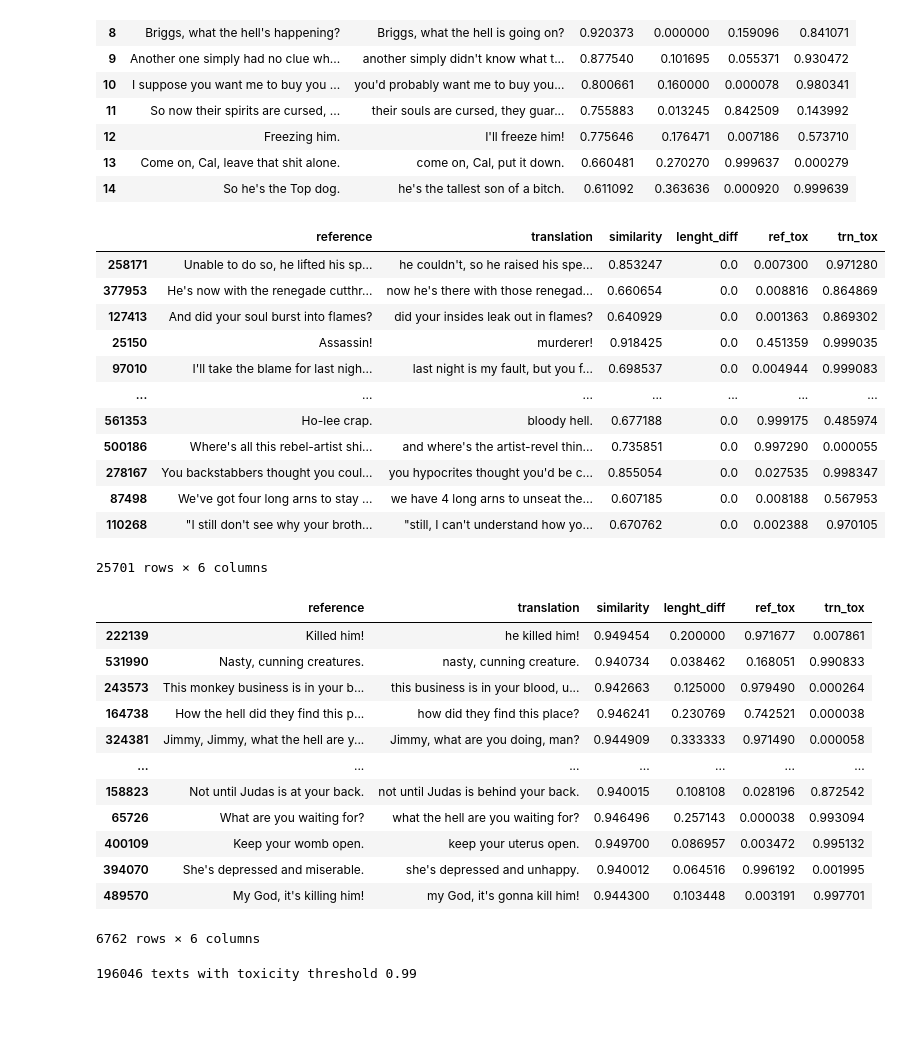
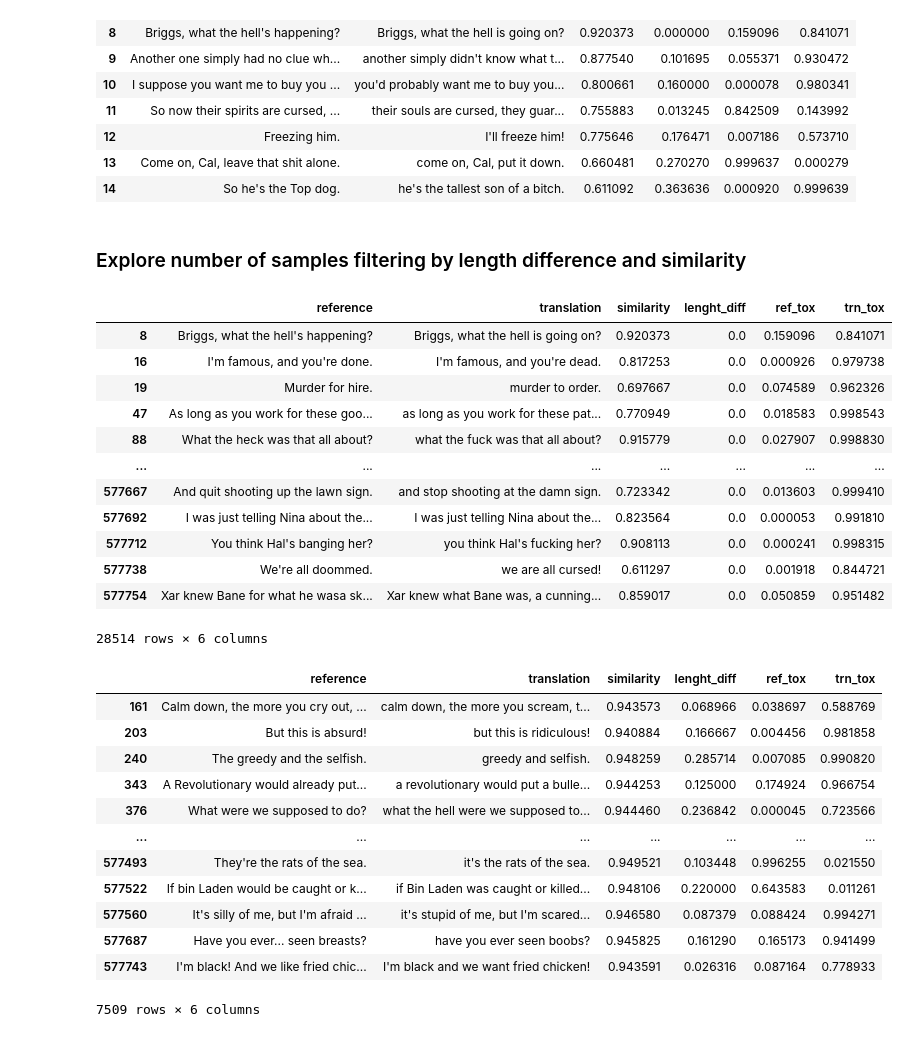
Before and after one commit to kilimanj4r0/text-detoxification, a Jupyter notebook: notebooks/2.0-dictionary-based-model.ipynb, the cells around one changed output. Saved outputs shown, nothing was run; the diff lists cells and outputs as text; code cells hidden in the pictures.

```diff
--- a/notebooks/2.0-dictionary-based-model.ipynb
+++ b/notebooks/2.0-dictionary-based-model.ipynb
@@ -33,32 +32,34 @@ train_data, test_data = train_test_split(df, test_size=0.1, random_state=42)
+# %% [markdown]
+### Explore number of samples filtering by length difference and similarity
 # %%
-train_data[train_data.lenght_diff == 0.0]
+df[df.lenght_diff == 0.0]
 # %% [output]
 |  | reference | translation | similarity | lenght_diff | ref_tox | trn_tox |
-| 258171 | Unable to do so, he lifted his sp... | he couldn't, so he raised his spe... | 0.853247 | 0.0 | 0.007300 | 0.971280 |
-| 377953 | He's now with the renegade cutthr... | now he's there with those renegad... | 0.660654 | 0.0 | 0.008816 | 0.864869 |
-| 127413 | And did your soul burst into flames? | did your insides leak out in flames? | 0.640929 | 0.0 | 0.001363 | 0.869302 |
-| 25150 | Assassin! | murderer! | 0.918425 | 0.0 | 0.451359 | 0.999035 |
-| 97010 | I'll take the blame for last nigh... | last night is my fault, but you f... | 0.698537 | 0.0 | 0.004944 | 0.999083 |
+| 8 | Briggs, what the hell's happening? | Briggs, what the hell is going on? | 0.920373 | 0.0 | 0.159096 | 0.841071 |
+| 16 | I'm famous, and you're done. | I'm famous, and you're dead. | 0.817253 | 0.0 | 0.000926 | 0.979738 |
+| 19 | Murder for hire. | murder to order. | 0.697667 | 0.0 | 0.074589 | 0.962326 |
+| 47 | As long as you work for these goo... | as long as you work for these pat... | 0.770949 | 0.0 | 0.018583 | 0.998543 |
+| 88 | What the heck was that all about? | what the fuck was that all about? | 0.915779 | 0.0 | 0.027907 | 0.998830 |
 | ... | ... | ... | ... | ... | ... | ... |
-| 561353 | Ho-lee crap. | bloody hell. | 0.677188 | 0.0 | 0.999175 | 0.485974 |
-| 500186 | Where's all this rebel-artist shi... | and where's the artist-revel thin... | 0.735851 | 0.0 | 0.997290 | 0.000055 |
-| 278167 | You backstabbers thought you coul... | you hypocrites thought you'd be c... | 0.855054 | 0.0 | 0.027535 | 0.998347 |
-| 87498 | We've got four long arns to stay ... | we have 4 long arns to unseat the... | 0.607185 | 0.0 | 0.008188 | 0.567953 |
-| 110268 | "I still don't see why your broth... | "still, I can't understand how yo... | 0.670762 | 0.0 | 0.002388 | 0.970105 |
+| 577667 | And quit shooting up the lawn sign. | and stop shooting at the damn sign. | 0.723342 | 0.0 | 0.013603 | 0.999410 |
+| 577692 | I was just telling Nina about the... | I was just telling Nina about the... | 0.823564 | 0.0 | 0.000053 | 0.991810 |
+| 577712 | You think Hal's banging her? | you think Hal's fucking her? | 0.908113 | 0.0 | 0.000241 | 0.998315 |
+| 577738 | We're all doommed. | we are all cursed! | 0.611297 | 0.0 | 0.001918 | 0.844721 |
+| 577754 | Xar knew Bane for what he wasa sk... | Xar knew what Bane was, a cunning... | 0.859017 | 0.0 | 0.050859 | 0.951482 |
-25701 rows × 6 columns
+28514 rows × 6 columns
 # %%
-train_data[train_data.similarity > 0.94]
+df[df.similarity > 0.94]
 # %% [output]
 |  | reference | translation | similarity | lenght_diff | ref_tox | trn_tox |
-| 222139 | Killed him! | he killed him! | 0.949454 | 0.200000 | 0.971677 | 0.007861 |
-| 531990 | Nasty, cunning creatures. | nasty, cunning creature. | 0.940734 | 0.038462 | 0.168051 | 0.990833 |
-| 243573 | This monkey business is in your b... | this business is in your blood, u... | 0.942663 | 0.125000 | 0.979490 | 0.000264 |
-| 164738 | How the hell did they find this p... | how did they find this place? | 0.946241 | 0.230769 | 0.742521 | 0.000038 |
-| 324381 | Jimmy, Jimmy, what the hell are y... | Jimmy, what are you doing, man? | 0.944909 | 0.333333 | 0.971490 | 0.000058 |
+| 161 | Calm down, the more you cry out, ... | calm down, the more you scream, t... | 0.943573 | 0.068966 | 0.038697 | 0.588769 |
+| 203 | But this is absurd! | but this is ridiculous! | 0.940884 | 0.166667 | 0.004456 | 0.981858 |
+| 240 | The greedy and the selfish. | greedy and selfish. | 0.948259 | 0.285714 | 0.007085 | 0.990820 |
+| 343 | A Revolutionary would already put... | a revolutionary would put a bulle... | 0.944253 | 0.125000 | 0.174924 | 0.966754 |
+| 376 | What were we supposed to do? | what the hell were we supposed to... | 0.944460 | 0.236842 | 0.000045 | 0.723566 |
 | ... | ... | ... | ... | ... | ... | ... |
-| 158823 | Not until Judas is at your back. | not until Judas is behind your back. | 0.940015 | 0.108108 | 0.028196 | 0.872542 |
-| 65726 | What are you waiting for? | what the hell are you waiting for? | 0.946496 | 0.257143 | 0.000038 | 0.993094 |
-| 400109 | Keep your womb open. | keep your uterus open. | 0.949700 | 0.086957 | 0.003472 | 0.995132 |
-| 394070 | She's depressed and miserable. | she's depressed and unhappy. | 0.940012 | 0.064516 | 0.996192 | 0.001995 |
-| 489570 | My God, it's killing him! | my God, it's gonna kill him! | 0.944300 | 0.103448 | 0.003191 | 0.997701 |
+| 577493 | They're the rats of the sea. | it's the rats of the sea. | 0.949521 | 0.103448 | 0.996255 | 0.021550 |
+| 577522 | If bin Laden would be caught or k... | if Bin Laden was caught or killed... | 0.948106 | 0.220000 | 0.643583 | 0.011261 |
+| 577560 | It's silly of me, but I'm afraid ... | it's stupid of me, but I'm scared... | 0.946580 | 0.087379 | 0.088424 | 0.994271 |
+| 577687 | Have you ever... seen breasts? | have you ever seen boobs? | 0.945825 | 0.161290 | 0.165173 | 0.941499 |
+| 577743 | I'm black! And we like fried chic... | I'm black and we want fried chicken! | 0.943591 | 0.026316 | 0.087164 | 0.778933 |
-6762 rows × 6 columns
+7509 rows × 6 columns
@@ -81,6 +65,0 @@ def get_toxic_text_with_threshold(data, toxicity_threshold=0.9):
-# %%
-toxicity_threshold = 0.99
-toxic_texts = get_toxic_text_with_threshold(train_data, toxicity_threshold)
-print(f"{len(toxic_texts)} texts with toxicity threshold {toxicity_threshold}")
-# %% [output]
-196046 texts with toxicity threshold 0.99
```
Also changed, not shown: parts of 29 cells of this notebook, 1 other file.
